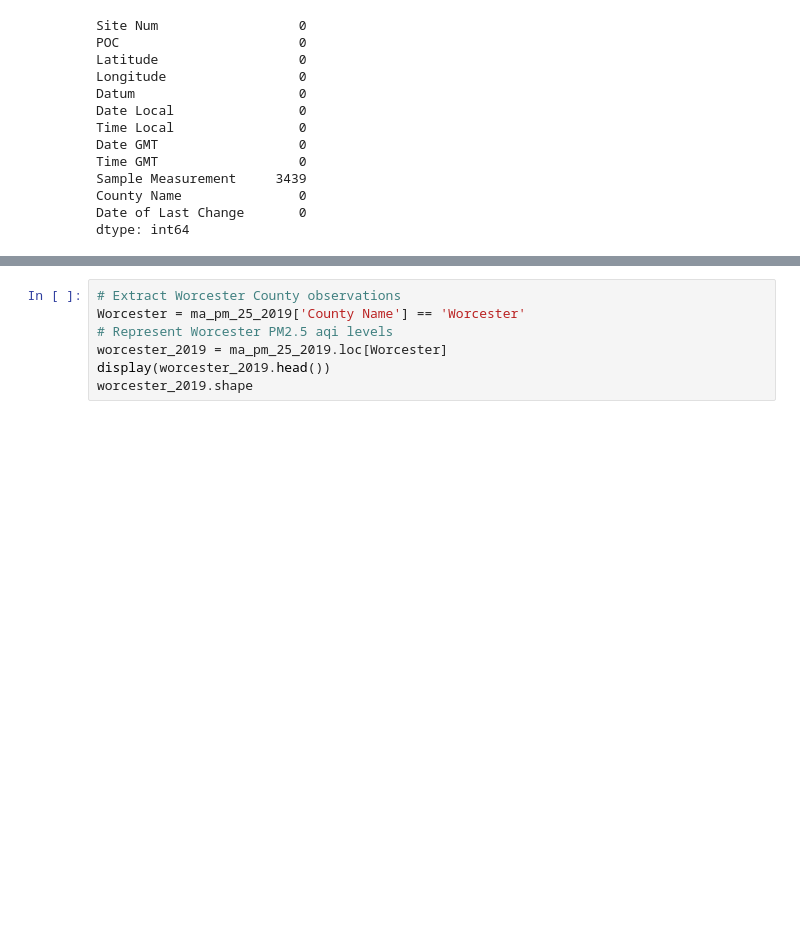
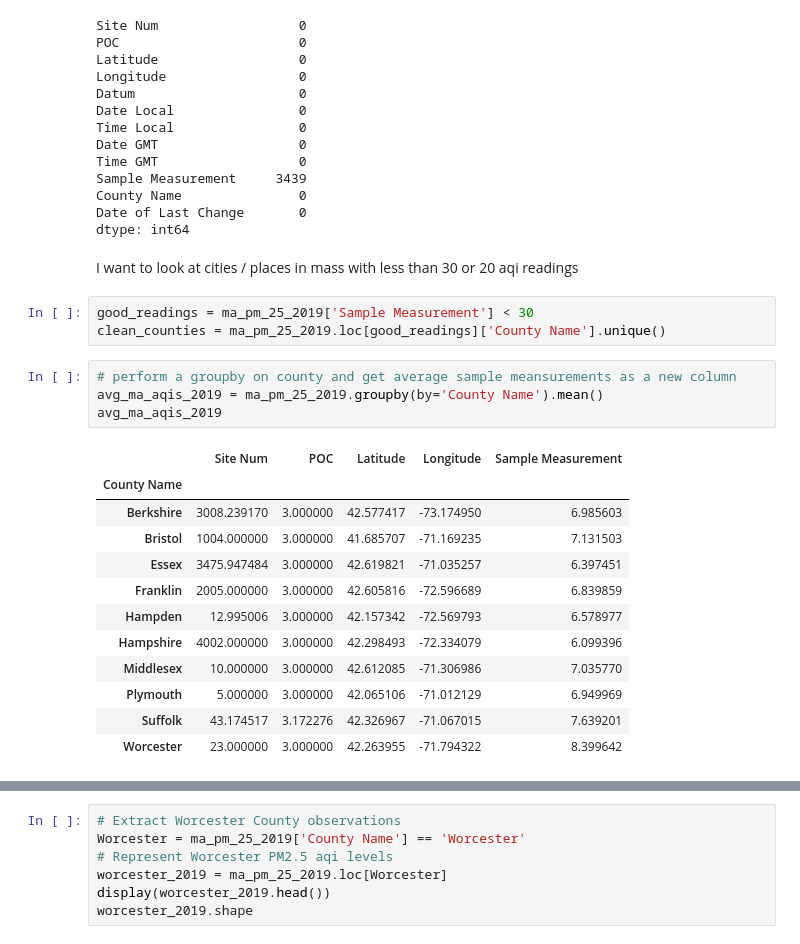
Before and after one commit to willkchan/MA-pollution-EDA, a Jupyter notebook: notebooks/EDA/EDA_0.ipynb, the cells around one changed output, grey strips where cells are left out. Drawn from its saved outputs; the diff is of its cells as text; blank space fills up the shorter version.

Commit message:
add analysis on avg pm levels in mass counties

```diff
--- a/notebooks/EDA/EDA_0.ipynb
+++ b/notebooks/EDA/EDA_0.ipynb
@@ -66,3 +66,25 @@ Sample Measurement     3439
 County Name               0
 Date of Last Change       0
 dtype: int64
+# %% [markdown]
+I want to look at cities / places in mass with less than 30 or 20 aqi readings
+# %%
+good_readings = ma_pm_25_2019['Sample Measurement'] < 30
+clean_counties = ma_pm_25_2019.loc[good_readings]['County Name'].unique()
+# %%
+# perform a groupby on county and get average sample meansurements as a new column
+avg_ma_aqis_2019 = ma_pm_25_2019.groupby(by='County Name').mean()
+avg_ma_aqis_2019
+# %% [output]
+|  | Site Num | POC | Latitude | Longitude | Sample Measurement |
+| County Name |  |  |  |  |  |
+| Berkshire | 3008.239170 | 3.000000 | 42.577417 | -73.174950 | 6.985603 |
+| Bristol | 1004.000000 | 3.000000 | 41.685707 | -71.169235 | 7.131503 |
+| Essex | 3475.947484 | 3.000000 | 42.619821 | -71.035257 | 6.397451 |
+| Franklin | 2005.000000 | 3.000000 | 42.605816 | -72.596689 | 6.839859 |
+| Hampden | 12.995006 | 3.000000 | 42.157342 | -72.569793 | 6.578977 |
+| Hampshire | 4002.000000 | 3.000000 | 42.298493 | -72.334079 | 6.099396 |
+| Middlesex | 10.000000 | 3.000000 | 42.612085 | -71.306986 | 7.035770 |
+| Plymouth | 5.000000 | 3.000000 | 42.065106 | -71.012129 | 6.949969 |
+| Suffolk | 43.174517 | 3.172276 | 42.326967 | -71.067015 | 7.639201 |
+| Worcester | 23.000000 | 3.000000 | 42.263955 | -71.794322 | 8.399642 |
```
Also changed, not shown: parts of 5 cells of this notebook.
